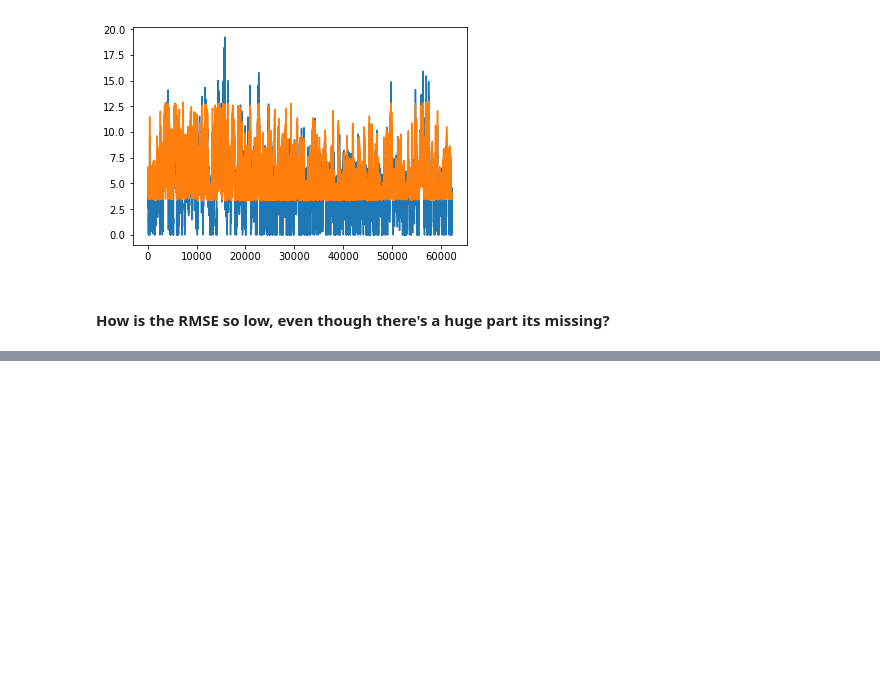
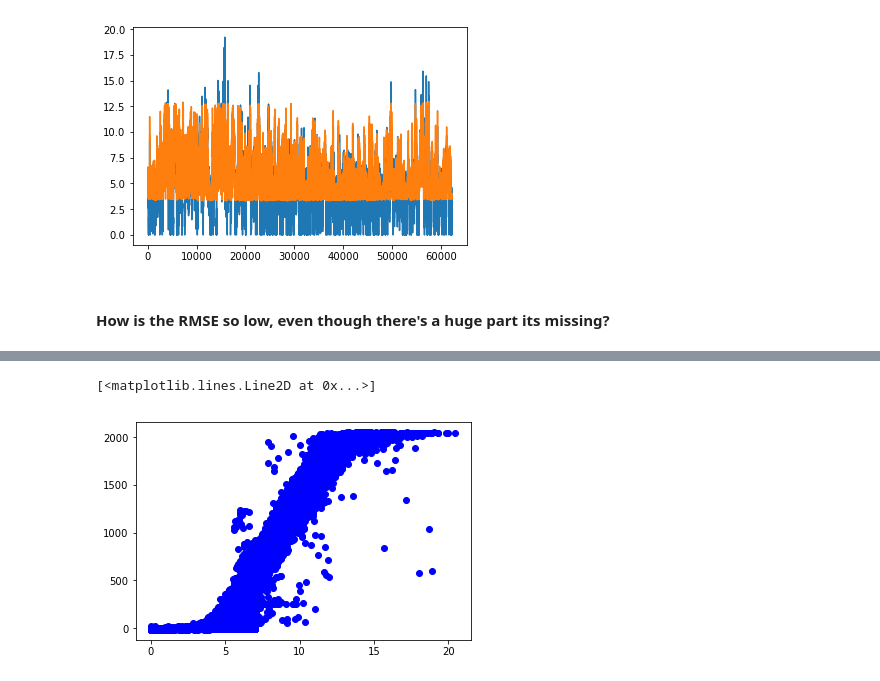
Before and after one commit to jason-hu7/Wind-Farm-Prediction, a Jupyter notebook: complete_code_v1.ipynb, the cells around one changed output, grey strips where cells are left out. Saved outputs shown, nothing was run; the diff lists cells and outputs as text; code cells hidden in the pictures; blank space fills up the shorter version.

```diff
--- a/complete_code_v1.ipynb
+++ b/complete_code_v1.ipynb
@@ -519,0 +532,12 @@ Mean squared error: 1.70
+# %%
+# Removing outliers from power curve for turbine 2
+
+idx1 = (turbine_2_x['P_avg'] <= 50)
+idx2 = (turbine_2_x['Ws_avg'] >= 7)
+idx3 = ~(idx1 & idx2)
+
+turbine_2_corrected = turbine_2_x[idx3]
+plt.plot(turbine_2_corrected.Ws_avg, turbine_2_corrected.P_avg,'bo')
+# %% [output]
+[<matplotlib.lines.Line2D at 0x...>]
+[figure, added]
```
Also changed, not shown: parts of 3 cells of this notebook.
